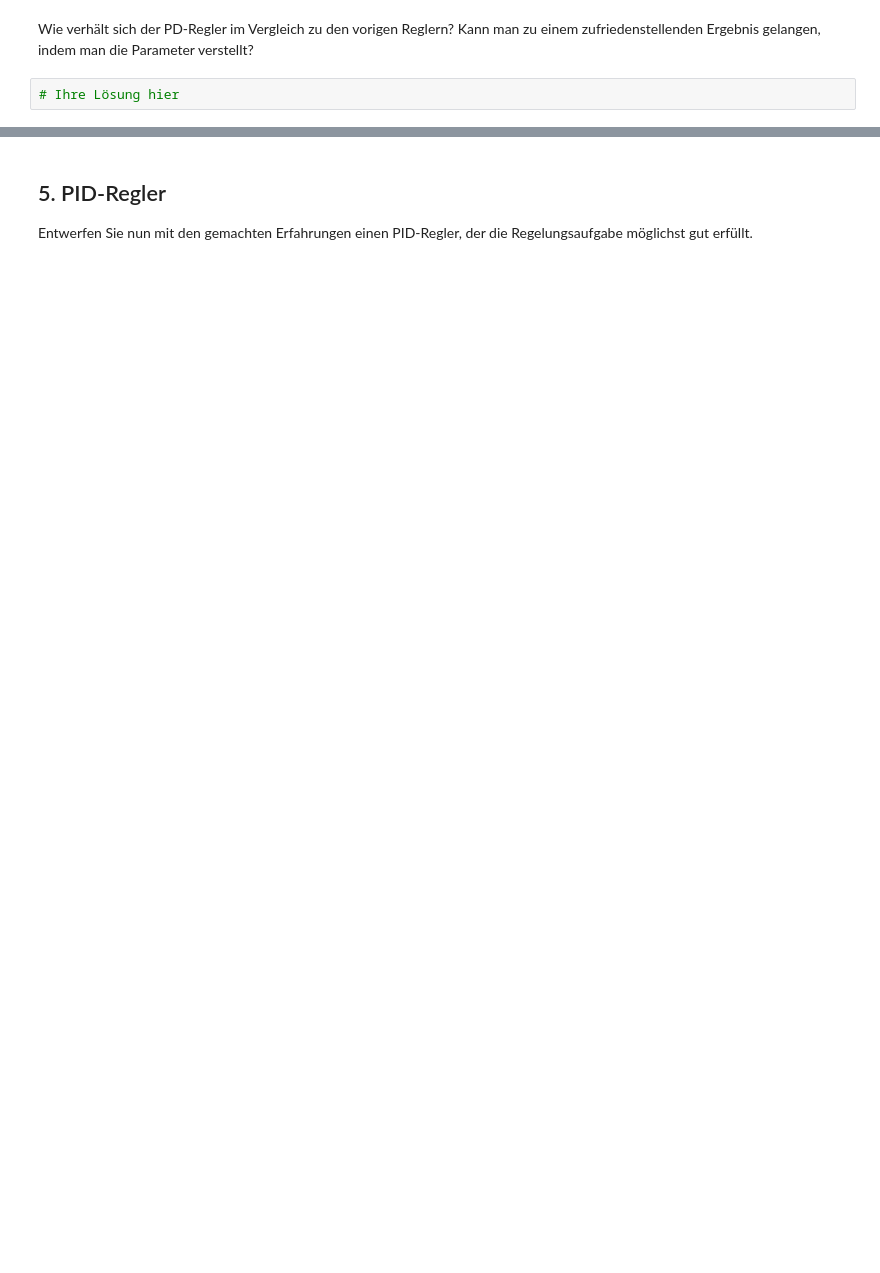
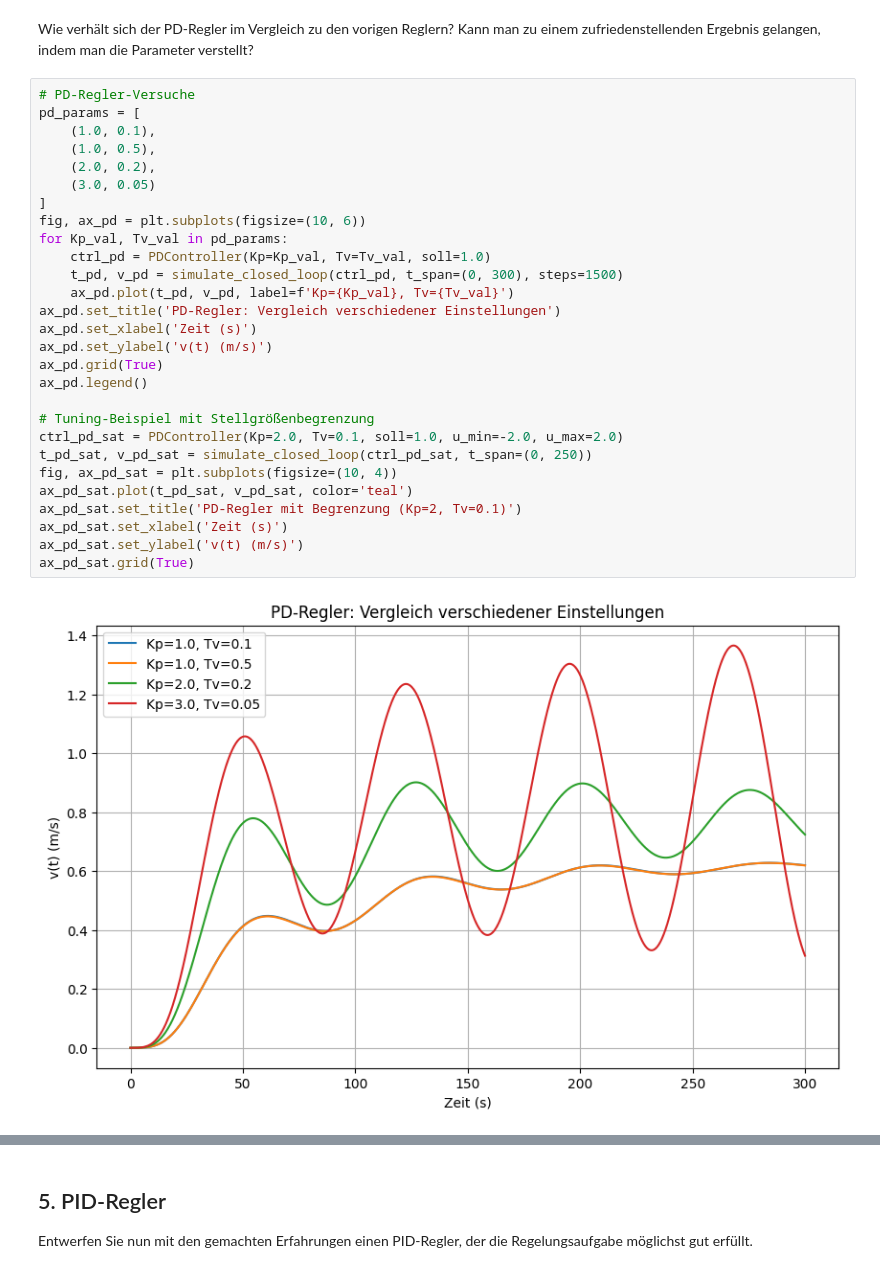
Before and after one commit to Guakocius/htwg, a Jupyter notebook: sem3/tgki/versuch5/vers_5_regler.ipynb, the cells around one changed output, grey strips where cells are left out. Cells and saved outputs as stored; diff of their text form; blank space fills up the shorter version.

```diff
--- a/sem3/tgki/versuch5/vers_5_regler.ipynb
+++ b/sem3/tgki/versuch5/vers_5_regler.ipynb
@@ -191,4 +402,32 @@ Implementieren Sie nun einen PD-Regler. Wählen Sie zunächst $K_p = 1$ und $T_v
 Wie verhält sich der PD-Regler im Vergleich zu den vorigen Reglern? Kann man zu einem
 zufriedenstellenden Ergebnis gelangen, indem man die Parameter verstellt?
 # %%
-# Ihre Lösung hier
+# PD-Regler-Versuche
+pd_params = [
+    (1.0, 0.1),
+    (1.0, 0.5),
+    (2.0, 0.2),
+    (3.0, 0.05)
+]
+fig, ax_pd = plt.subplots(figsize=(10, 6))
+for Kp_val, Tv_val in pd_params:
+    ctrl_pd = PDController(Kp=Kp_val, Tv=Tv_val, soll=1.0)
+    t_pd, v_pd = simulate_closed_loop(ctrl_pd, t_span=(0, 300), steps=1500)
+    ax_pd.plot(t_pd, v_pd, label=f'Kp={Kp_val}, Tv={Tv_val}')
+ax_pd.set_title('PD-Regler: Vergleich verschiedener Einstellungen')
+ax_pd.set_xlabel('Zeit (s)')
+ax_pd.set_ylabel('v(t) (m/s)')
+ax_pd.grid(True)
+ax_pd.legend()
+
+# Tuning-Beispiel mit Stellgrößenbegrenzung
+ctrl_pd_sat = PDController(Kp=2.0, Tv=0.1, soll=1.0, u_min=-2.0, u_max=2.0)
+t_pd_sat, v_pd_sat = simulate_closed_loop(ctrl_pd_sat, t_span=(0, 250))
+fig, ax_pd_sat = plt.subplots(figsize=(10, 4))
+ax_pd_sat.plot(t_pd_sat, v_pd_sat, color='teal')
+ax_pd_sat.set_title('PD-Regler mit Begrenzung (Kp=2, Tv=0.1)')
+ax_pd_sat.set_xlabel('Zeit (s)')
+ax_pd_sat.set_ylabel('v(t) (m/s)')
+ax_pd_sat.grid(True)
+# %% [output]
+[figure, added]
```
Also changed, not shown: parts of 10 cells of this notebook, 8 other files.
